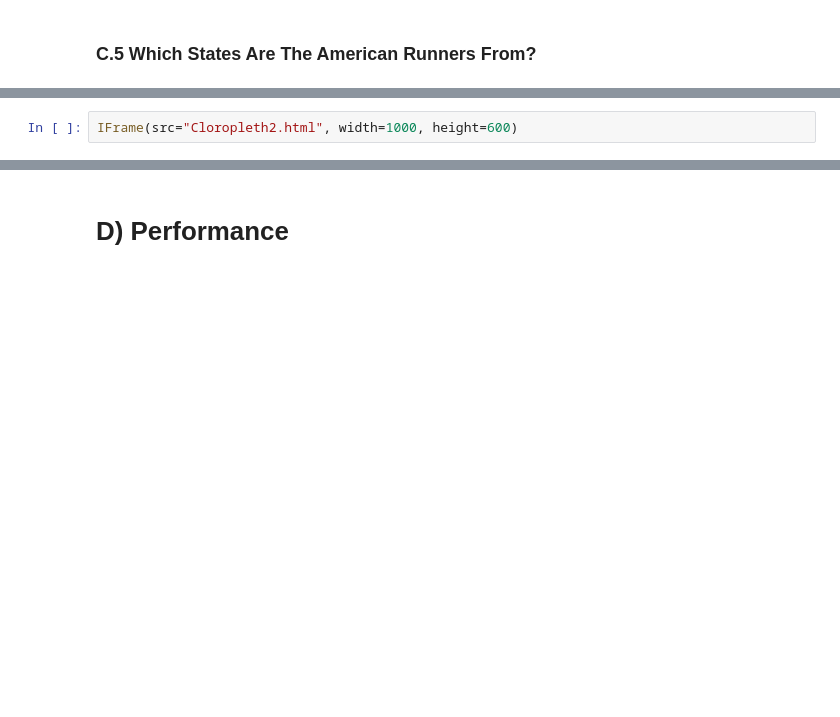
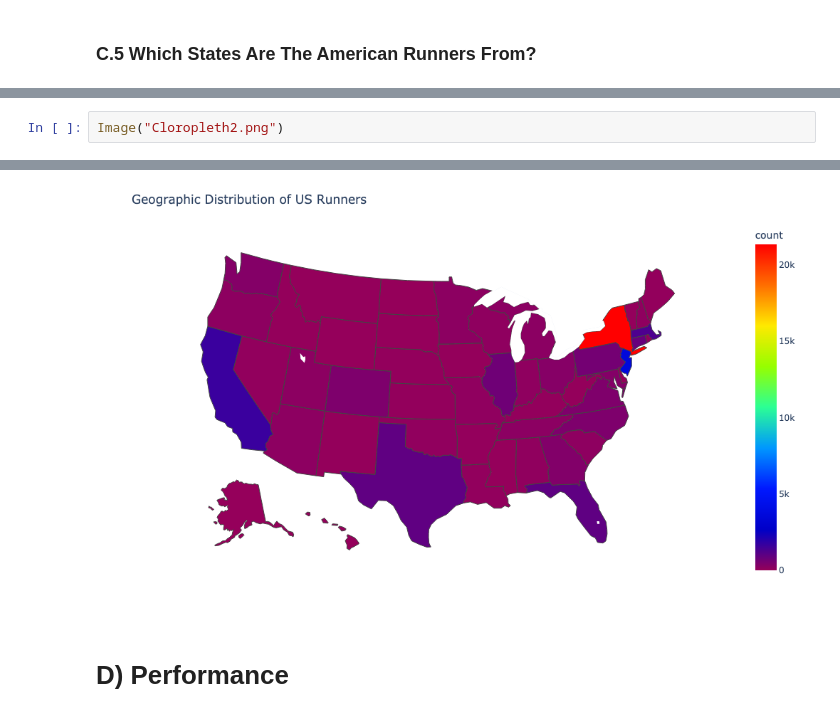
Before and after one commit to ishanmishra128/NYC2024MarathonAnalysis, a Jupyter notebook: MarathonAnalysis.ipynb, the cells around one changed output, grey strips where cells are left out. Cells and saved outputs as stored; diff of their text form; blank space fills up the shorter version.

```diff
--- a/MarathonAnalysis.ipynb
+++ b/MarathonAnalysis.ipynb
@@ -288,3 +280,3 @@ fig.write_html("Cloropleth2.html")
 # %%
-IFrame(src="Cloropleth2.html", width=1000, height=600)
+Image("Cloropleth2.png")
 # %% [output]
@@ -292,3 +283,4 @@ IFrame(src="Cloropleth2.html", width=1000, height=600)
+[figure, added]
 # %% [markdown]
 # D) Performance <a class="anchor" id="D"></a>
 # %% [markdown]
```
Also changed, not shown: parts of 7 cells of this notebook.
